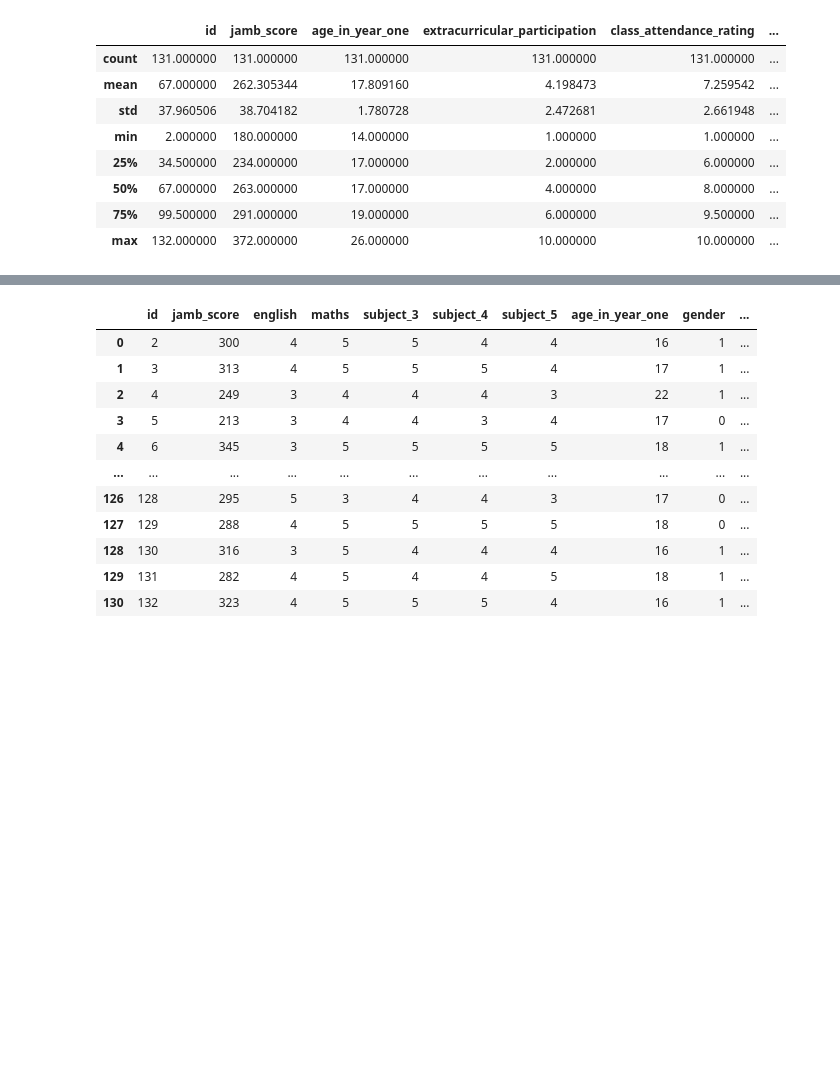
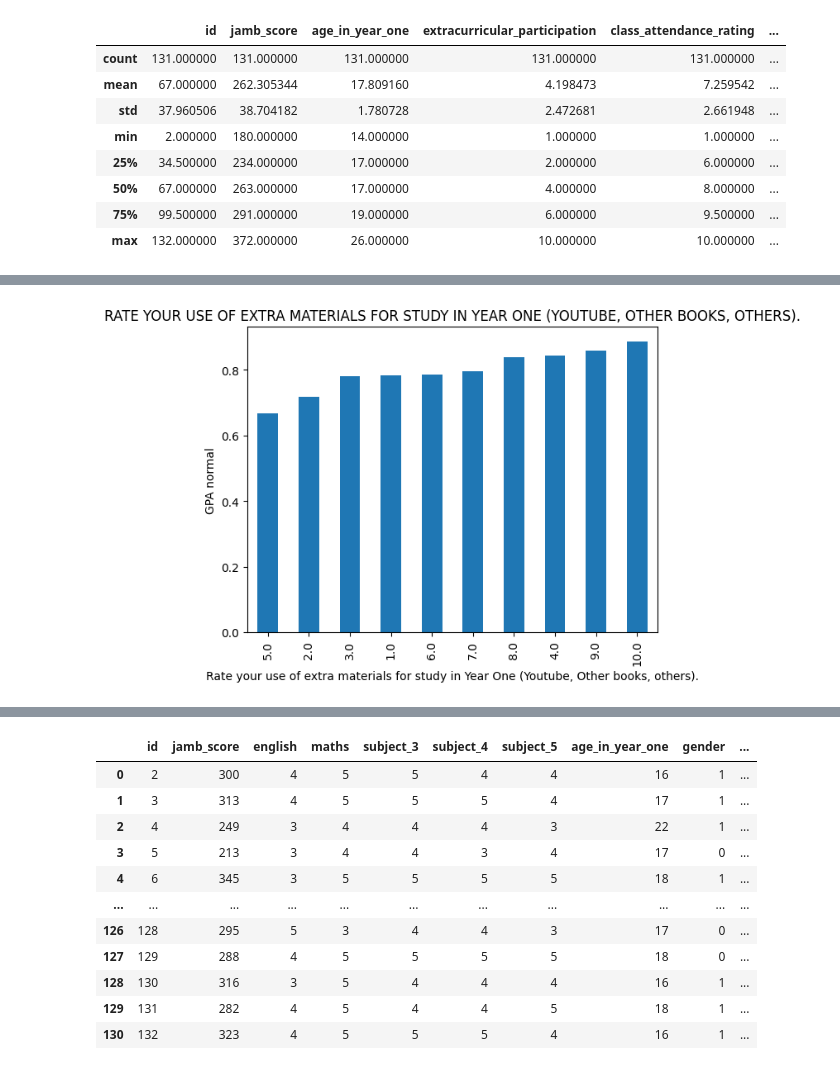
Before and after one commit to mlsanigeria/AI-Hacktober-MLSA, a Jupyter notebook: Project_3/GPA_Prediction_awojidetola/GPA_Prediction.ipynb, the cells around one changed output, grey strips where cells are left out. Cells and saved outputs as stored; diff of their text form; code cells hidden in the pictures; blank space fills up the shorter version.

```diff
--- a/Project_3/GPA_Prediction_awojidetola/GPA_Prediction.ipynb
+++ b/Project_3/GPA_Prediction_awojidetola/GPA_Prediction.ipynb
@@ -224,0 +221,4 @@ bivariate_analysis('What was your monthly allowance in Year One?')
+# %%
+bivariate_analysis('Rate\xa0your use of extra materials for study in Year One (Youtube, Other books, others).')
+# %% [output]
+[figure, added]
```
Also changed, not shown: parts of 24 cells of this notebook.
